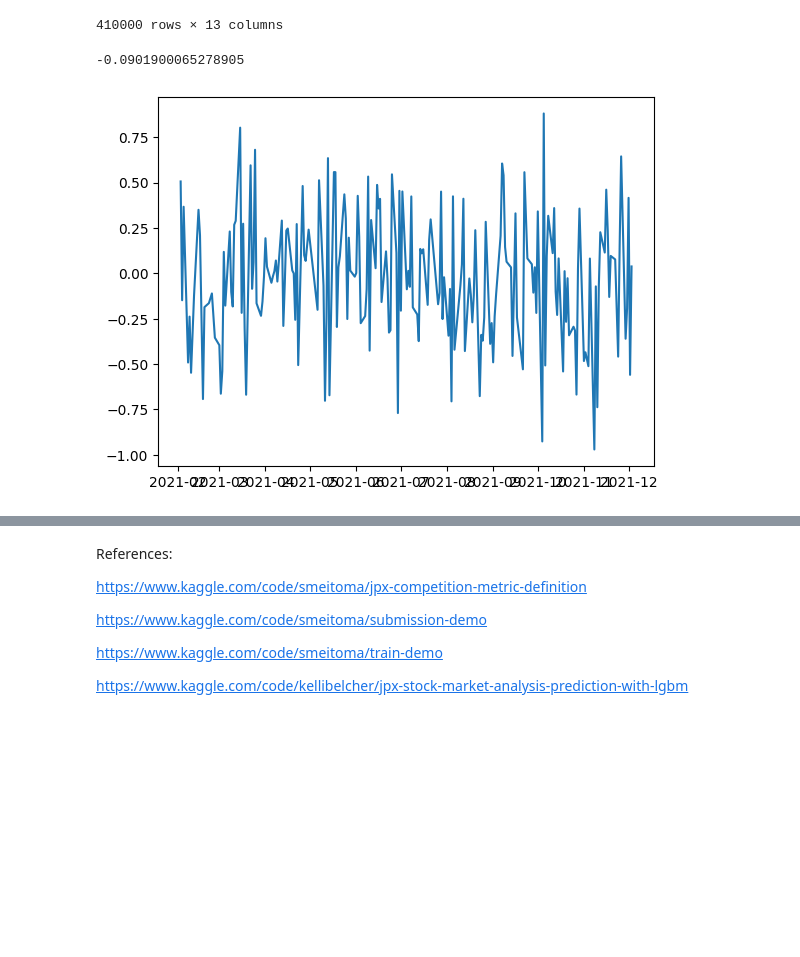
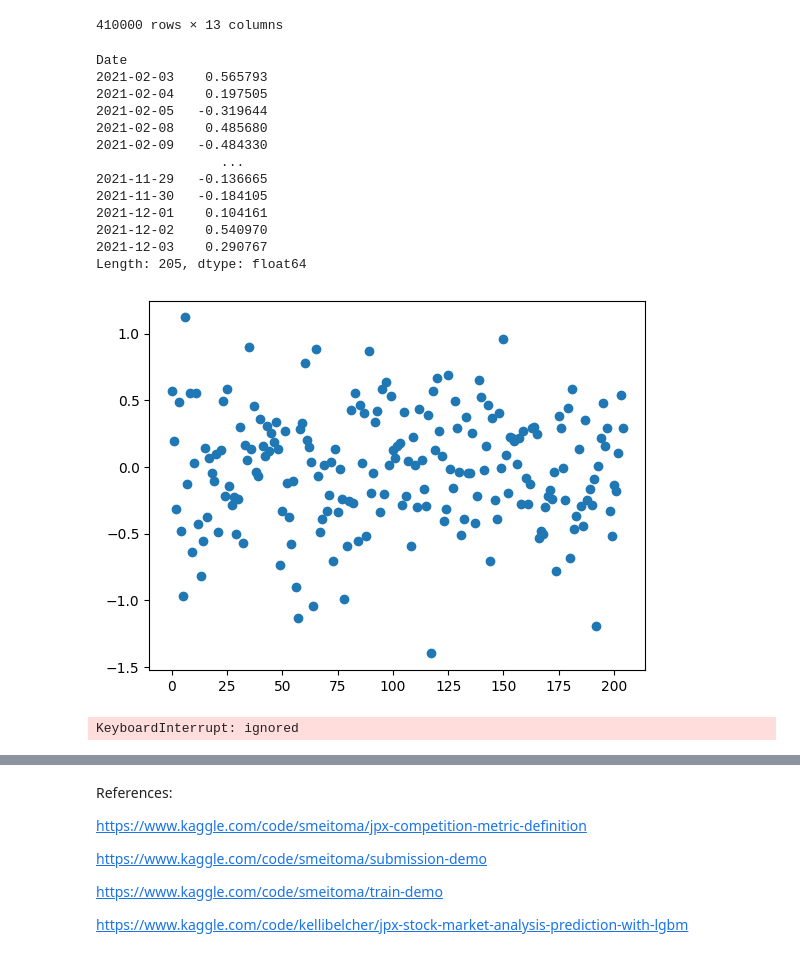
Before and after one commit to alessandro-rubin/JPX-exchange-challange, a Jupyter notebook: jpx-xploration.ipynb, the cells around one changed output, grey strips where cells are left out. Saved outputs shown, nothing was run; the diff lists cells and outputs as text; code cells hidden in the pictures; blank space fills up the shorter version.

```diff
--- a/jpx-xploration.ipynb
+++ b/jpx-xploration.ipynb
@@ -301,12 +319,24 @@ def calc_spread_return_per_day(df, portfolio_size=200, toprank_weight_ratio=2):
 # %%
 randomrank=generate_random_ranking_dict(SecuritiesCode)
 
 train_subset['Rank']=train_subset['SecuritiesCode'].map(randomrank)
 buf = train_subset.groupby('Date').apply(calc_spread_return_per_day)
 sharpe_ratio = buf.mean() / buf.std()
-print(sharpe_ratio)
-plt.plot(buf)
+print(buf)
+plt.scatter(range(len(buf)),buf)
 plt.show()
 # %% [output]
--0.0901900065278905
+Date
+2021-02-03    0.565793
+2021-02-04    0.197505
+2021-02-05   -0.319644
+2021-02-08    0.485680
+2021-02-09   -0.484330
+                ...
+2021-11-29   -0.136665
+2021-11-30   -0.184105
+2021-12-01    0.104161
+2021-12-02    0.540970
+2021-12-03    0.290767
+Length: 205, dtype: float64
-[figure, old version]
+[figure, new version]
@@ -312,0 +351,8 @@ plt.show()
+# %%
+bufs=[]
+for port in tqdm(portfolios):
+    train_subset['Rank']=train_subset['SecuritiesCode'].map(port)
+    buf = train_subset.groupby('Date').apply(calc_spread_return_per_day)
+    bufs.append(buf)
+# %% [output]
+KeyboardInterrupt: ignored
```
Also changed, not shown: parts of 8 cells of this notebook.
